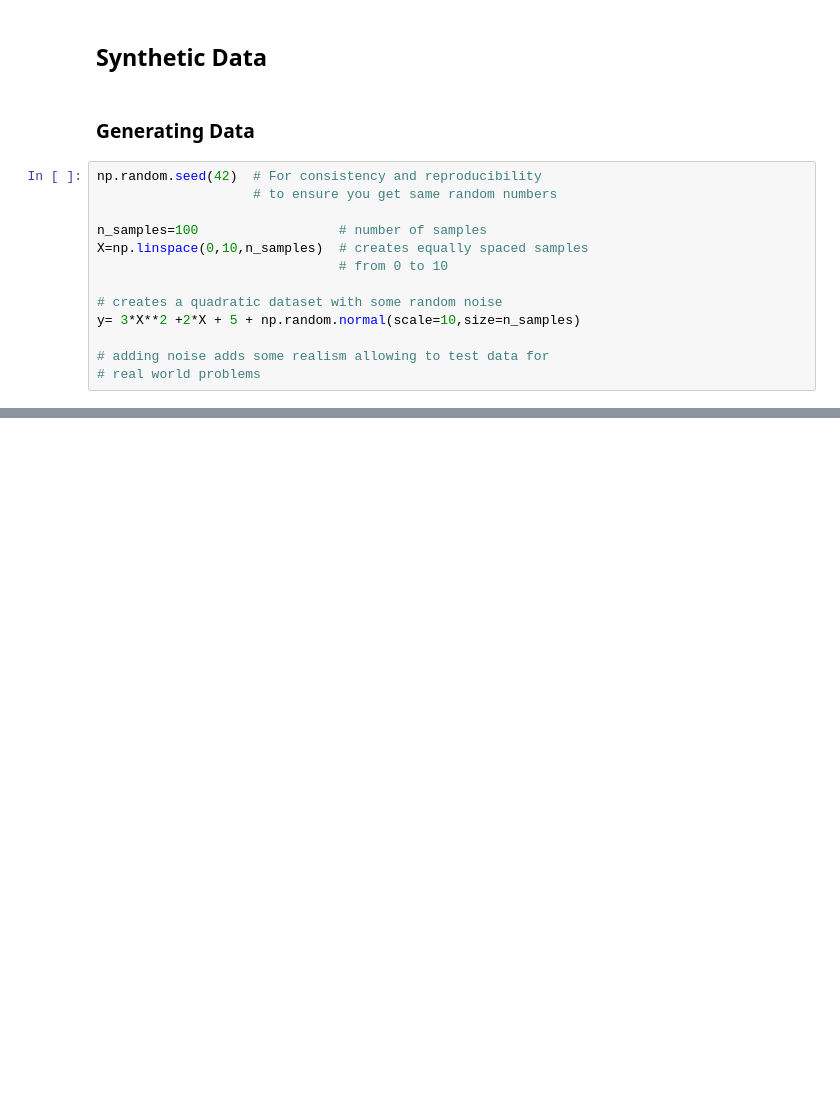
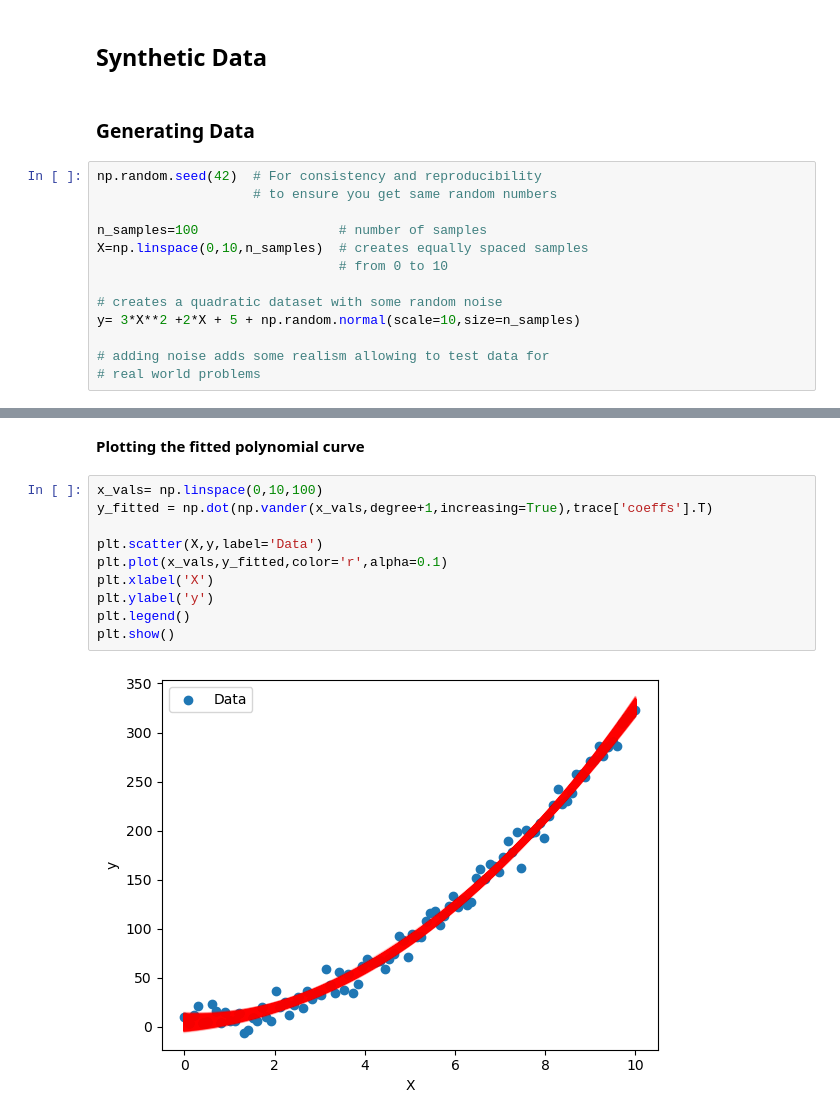
Before and after one commit to AhmadHassan71/statistical-modeling-using-pymc3, a Jupyter notebook: Workshops/Workshop8/Workshop8.ipynb, the cells around one changed output, grey strips where cells are left out. Drawn from its saved outputs; the diff is of its cells as text; blank space fills up the shorter version.

```diff
--- a/Workshops/Workshop8/Workshop8.ipynb
+++ b/Workshops/Workshop8/Workshop8.ipynb
@@ -27,0 +60,14 @@ y= 3*X**2 +2*X + 5 + np.random.normal(scale=10,size=n_samples)
+# %% [markdown]
+**Plotting the fitted polynomial curve**
+# %%
+x_vals= np.linspace(0,10,100)
+y_fitted = np.dot(np.vander(x_vals,degree+1,increasing=True),trace['coeffs'].T)
+
+plt.scatter(X,y,label='Data')
+plt.plot(x_vals,y_fitted,color='r',alpha=0.1)
+plt.xlabel('X')
+plt.ylabel('y')
+plt.legend()
+plt.show()
+# %% [output]
+[figure, added]
```
Also changed, not shown: parts of 5 cells of this notebook.
